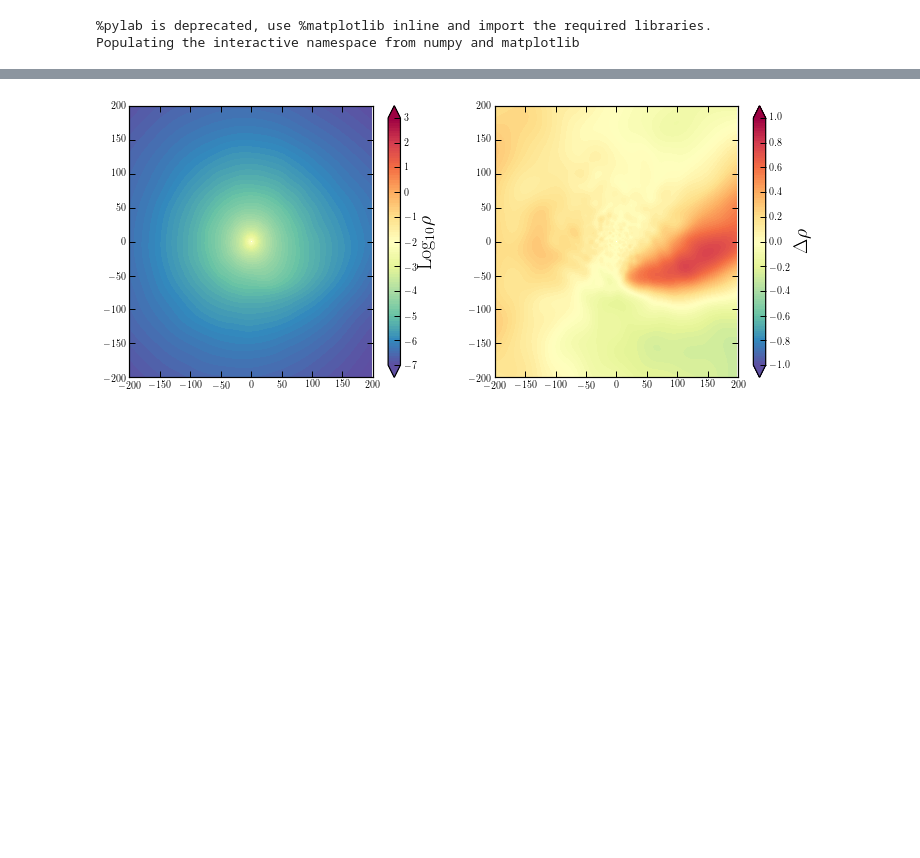
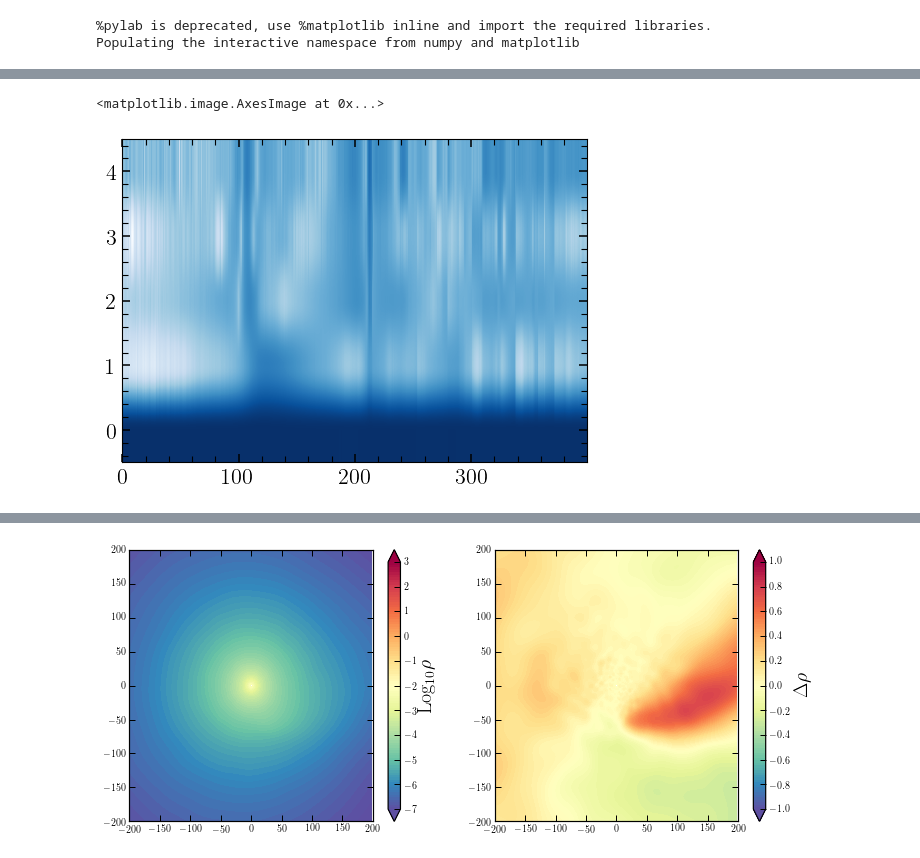
Before and after one commit to jngaravitoc/time-dependent-BFE, a Jupyter notebook: scripts/check_expansion/check_gala_GC23_expansion.ipynb, the cells around one changed output, grey strips where cells are left out. Drawn from its saved outputs; the diff is of its cells as text; code cells hidden in the pictures; blank space fills up the shorter version.

```diff
--- a/scripts/check_expansion/check_gala_GC23_expansion.ipynb
+++ b/scripts/check_expansion/check_gala_GC23_expansion.ipynb
@@ -144,0 +168,2 @@ axes[1][1].set_ylabel('$z$')
+# %%
+power = np.sqrt(mwlmc5_coeff[0][:,0,:,:,:]**2 + mwlmc5_coeff[1][:,0,:,:,:]**2)
@@ -144,0 +177,5 @@ axes[1][1].set_ylabel('$z$')
+# %%
+plt.imshow(np.log10(np.sum(power[:, :, 0:5, 0], axis=1).T), aspect='auto', origin='lower', cmap='Blues')
+# %% [output]
+<matplotlib.image.AxesImage at 0x...>
+[figure, added]
```
Also changed, not shown: parts of 31 cells of this notebook, 2 other files.
